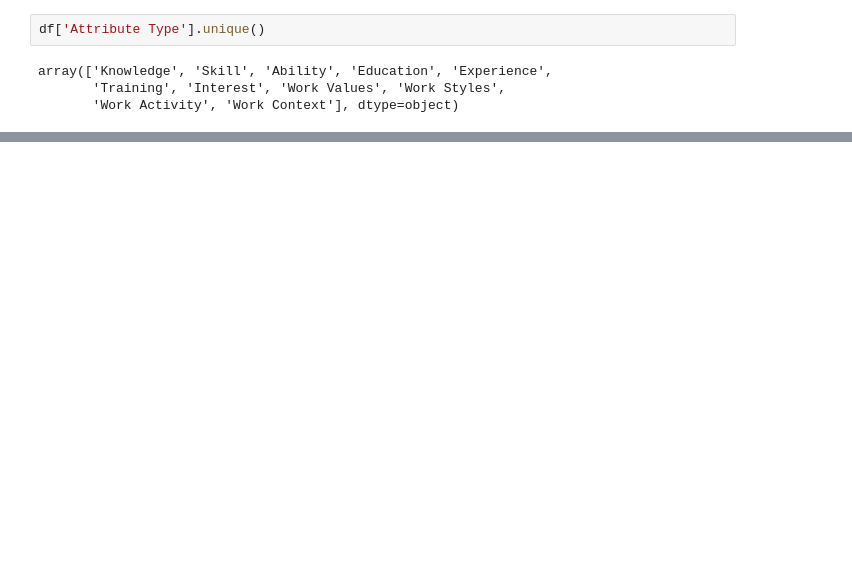
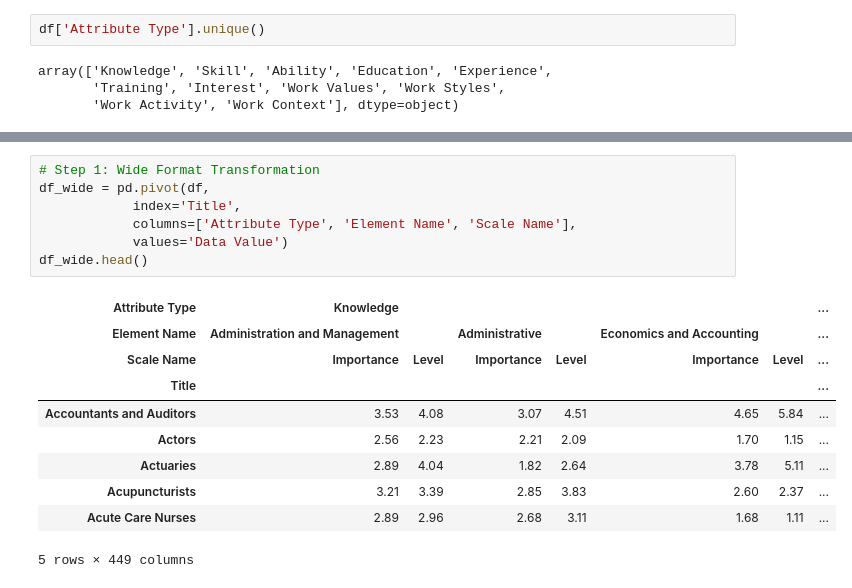
Before and after one commit to ManjulBalayar/Probato, a Jupyter notebook: Codebase/Modeling/Modeling(0.1.0).ipynb, the cells around one changed output, grey strips where cells are left out. Saved outputs shown, nothing was run; the diff lists cells and outputs as text; blank space fills up the shorter version.

```diff
--- a/Codebase/Modeling/Modeling(0.1.0).ipynb
+++ b/Codebase/Modeling/Modeling(0.1.0).ipynb
@@ -158,0 +112,18 @@ df['Title'].unique().shape
+# %%
+# Step 1: Wide Format Transformation
+df_wide = pd.pivot(df,
+            index='Title',
+            columns=['Attribute Type', 'Element Name', 'Scale Name'],
+            values='Data Value')
+df_wide.head()
+# %% [output]
+| Attribute Type | Knowledge |  |  |  |  |  | ... |
+| Element Name | Administration and Management |  | Administrative |  | Economics and Accounting |  | ... |
+| Scale Name | Importance | Level | Importance | Level | Importance | Level | ... |
+| Title |  |  |  |  |  |  | ... |
+| Accountants and Auditors | 3.53 | 4.08 | 3.07 | 4.51 | 4.65 | 5.84 | ... |
+| Actors | 2.56 | 2.23 | 2.21 | 2.09 | 1.70 | 1.15 | ... |
+| Actuaries | 2.89 | 4.04 | 1.82 | 2.64 | 3.78 | 5.11 | ... |
+| Acupuncturists | 3.21 | 3.39 | 2.85 | 3.83 | 2.60 | 2.37 | ... |
+| Acute Care Nurses | 2.89 | 2.96 | 2.68 | 3.11 | 1.68 | 1.11 | ... |
+5 rows × 449 columns
```
Also changed, not shown: parts of 9 cells of this notebook, 2 other files.
